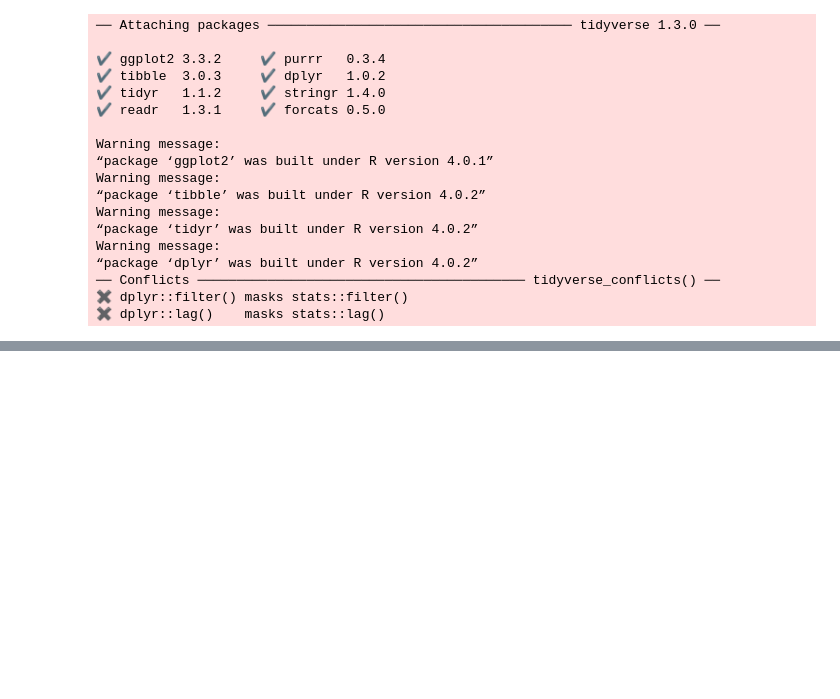
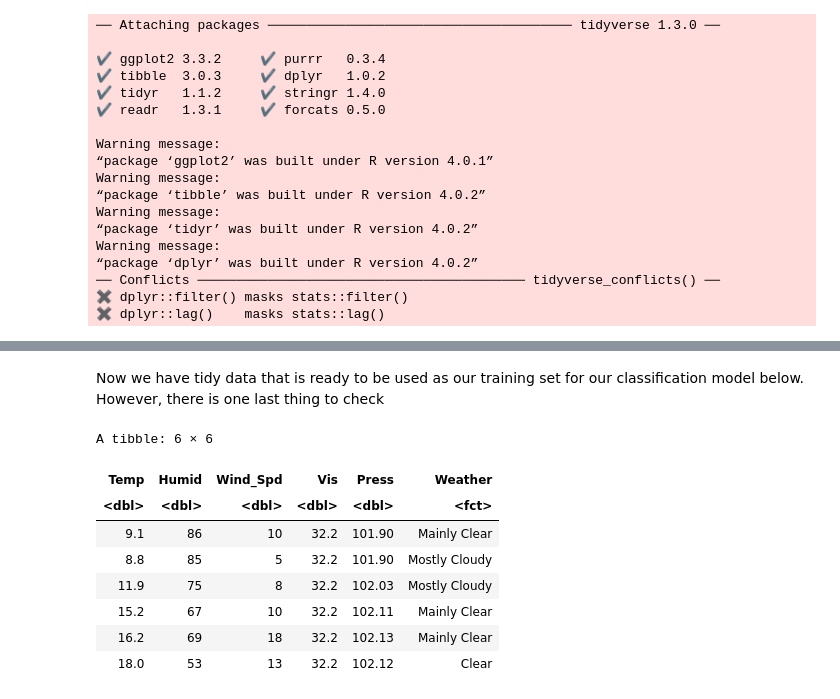
Before and after one commit to hyunseokjg/DSCI100-Group15-Project, a Jupyter notebook: DSCI100_Group_15_Proposal.ipynb, the cells around one changed output, grey strips where cells are left out. Drawn from its saved outputs; the diff is of its cells as text; code cells hidden in the pictures; blank space fills up the shorter version.

```diff
--- a/DSCI100_Group_15_Proposal.ipynb
+++ b/DSCI100_Group_15_Proposal.ipynb
@@ -59,0 +156,17 @@ ERROR: Error: 'data_proposal/en_climate_hourly_BC_1108395_06-2020_P1H' does not
+# %%
+tidy_weather_training <- tidy_weather_training %>%
+    mutate(Weather = as_factor(Weather))
+# %% [markdown]
+Now we have tidy data that is ready to be used as our training set for our classification model below. However, there is one last thing to check
+# %%
+head(tidy_weather_training)
+# %% [output]
+A tibble: 6 × 6
+| Temp | Humid | Wind_Spd | Vis | Press | Weather |
+| <dbl> | <dbl> | <dbl> | <dbl> | <dbl> | <fct> |
+| 9.1 | 86 | 10 | 32.2 | 101.90 | Mainly Clear |
+| 8.8 | 85 | 5 | 32.2 | 101.90 | Mostly Cloudy |
+| 11.9 | 75 | 8 | 32.2 | 102.03 | Mostly Cloudy |
+| 15.2 | 67 | 10 | 32.2 | 102.11 | Mainly Clear |
+| 16.2 | 69 | 18 | 32.2 | 102.13 | Mainly Clear |
+| 18.0 | 53 | 13 | 32.2 | 102.12 | Clear |
```
Also changed, not shown: parts of 17 cells of this notebook.
